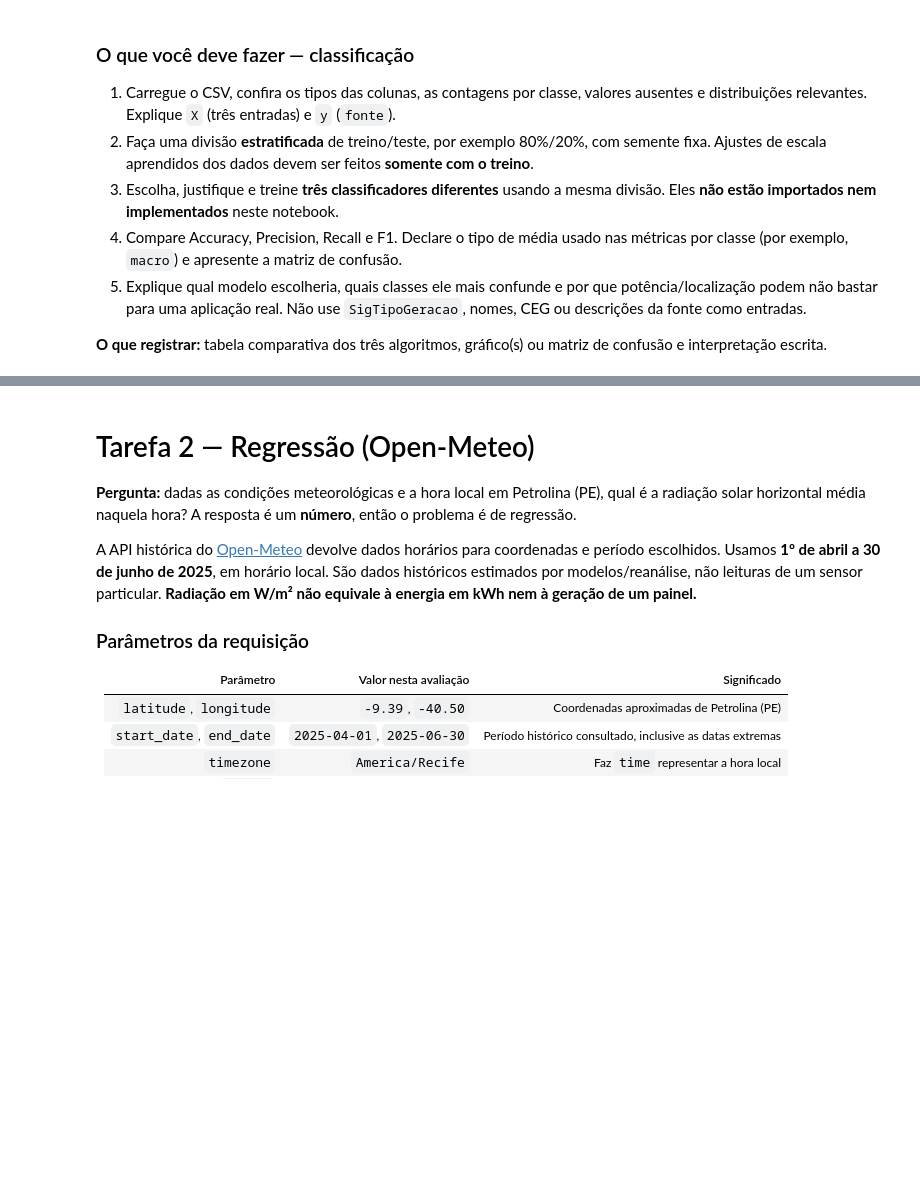
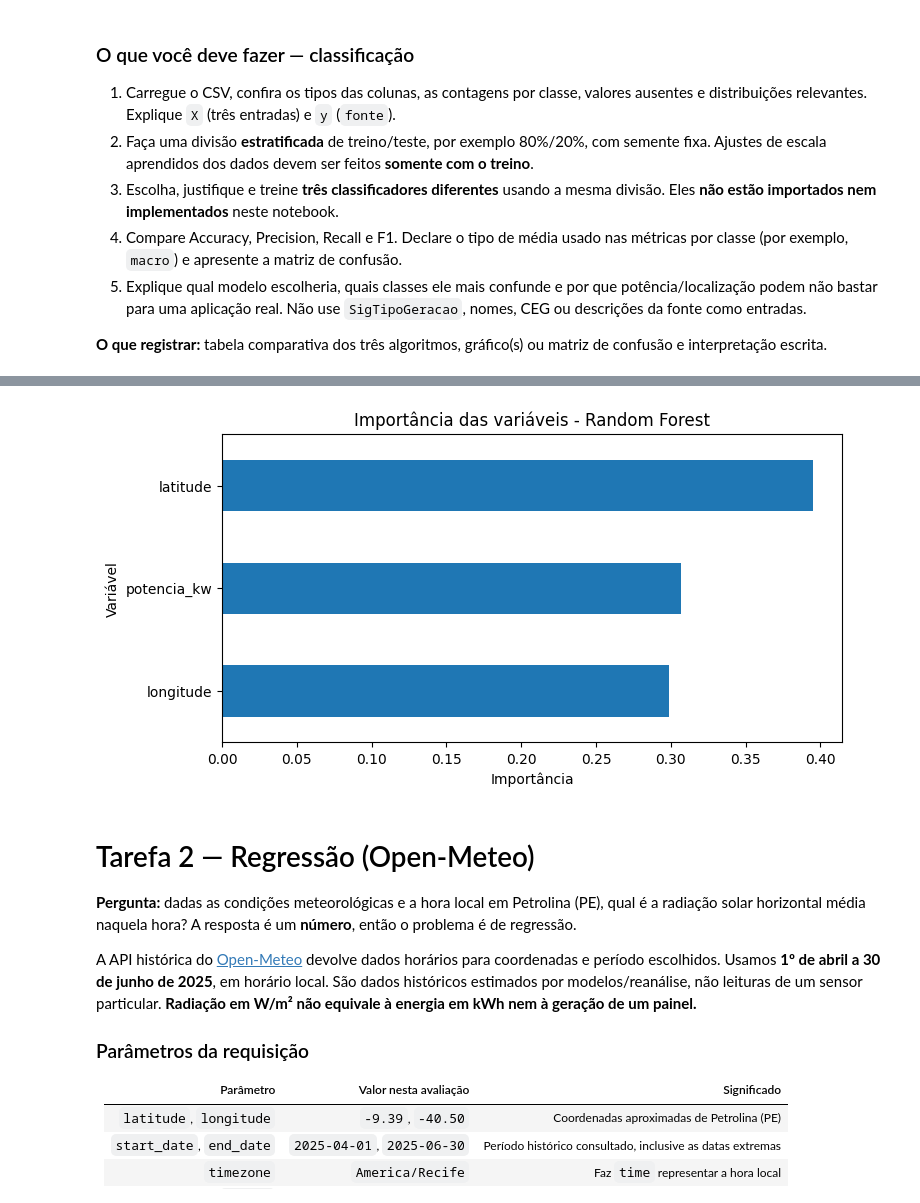
Before and after one commit to gabrielcggs/CP02-SERS-MACHINE-LEARNING, a Jupyter notebook: Aula_APIs_Energia_Renovavel_ML.ipynb, the cells around one changed output, grey strips where cells are left out. Cells and saved outputs as stored; diff of their text form; code cells hidden in the pictures; blank space fills up the shorter version.

```diff
--- a/Aula_APIs_Energia_Renovavel_ML.ipynb
+++ b/Aula_APIs_Energia_Renovavel_ML.ipynb
@@ -150,0 +251,13 @@ from sklearn.metrics import mean_absolute_error, mean_squared_error, r2_score
+# %%
+X_train, X_test, y_train, y_test = train_test_split(
+    X, y, test_size=0.2, random_state=42
+)
+# %%
+modelo_KNN = KNeighborsClassifier(n_neighbors=5)
+
+modelo_RF = RandomForestClassifier(
+    n_estimators=100,
+    random_state=42
+)
+# %%
+modelo_RF.fit(X_train, y_train)
@@ -150,0 +461,7 @@ from sklearn.metrics import mean_absolute_error, mean_squared_error, r2_score
+# %%
+importances = pd.Series(
+    modelo_RF.feature_importances_,
+    index=X.columns
+)
+
+importances.sort_values(ascending=False)
@@ -150,0 +474,12 @@ from sklearn.metrics import mean_absolute_error, mean_squared_error, r2_score
+# %%
+importances.sort_values().plot(
+    kind="barh",
+    figsize=(8, 4)
+)
+
+plt.title("Importância das variáveis - Random Forest")
+plt.xlabel("Importância")
+plt.ylabel("Variável")
+plt.show()
+# %% [output]
+[figure, added]
```
Also changed, not shown: parts of 30 cells of this notebook.
